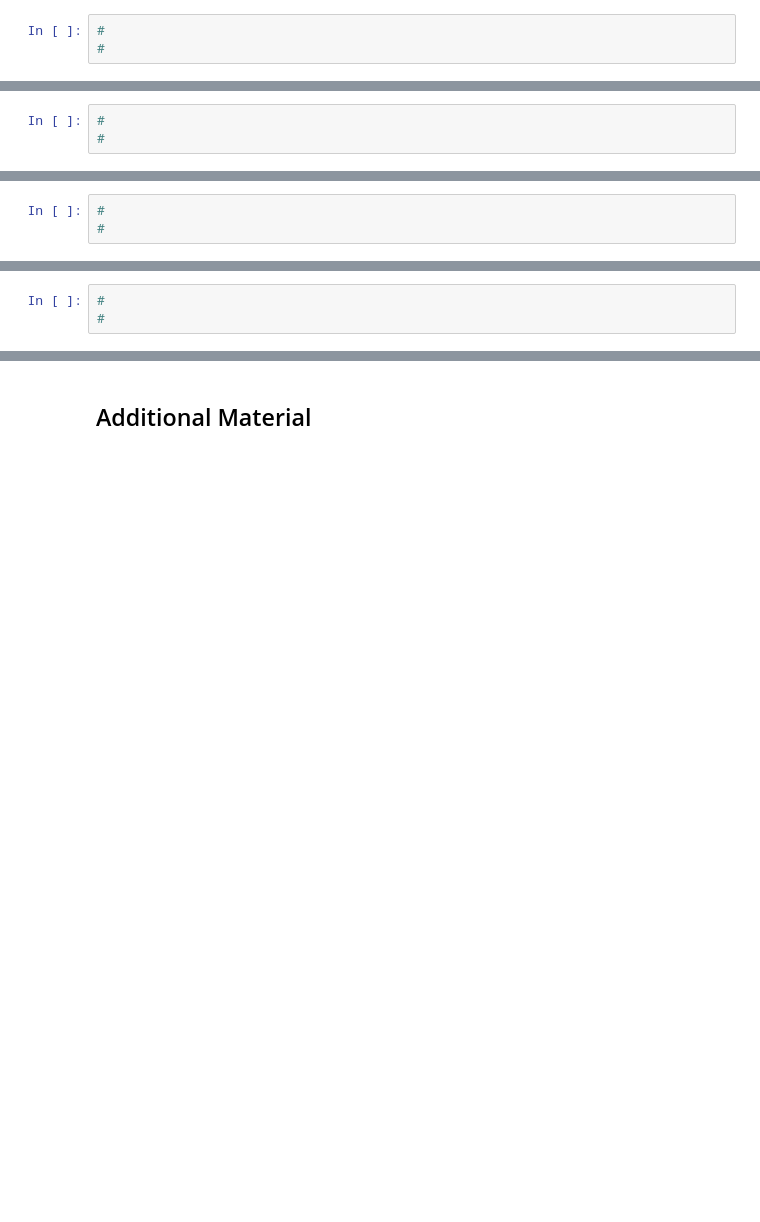
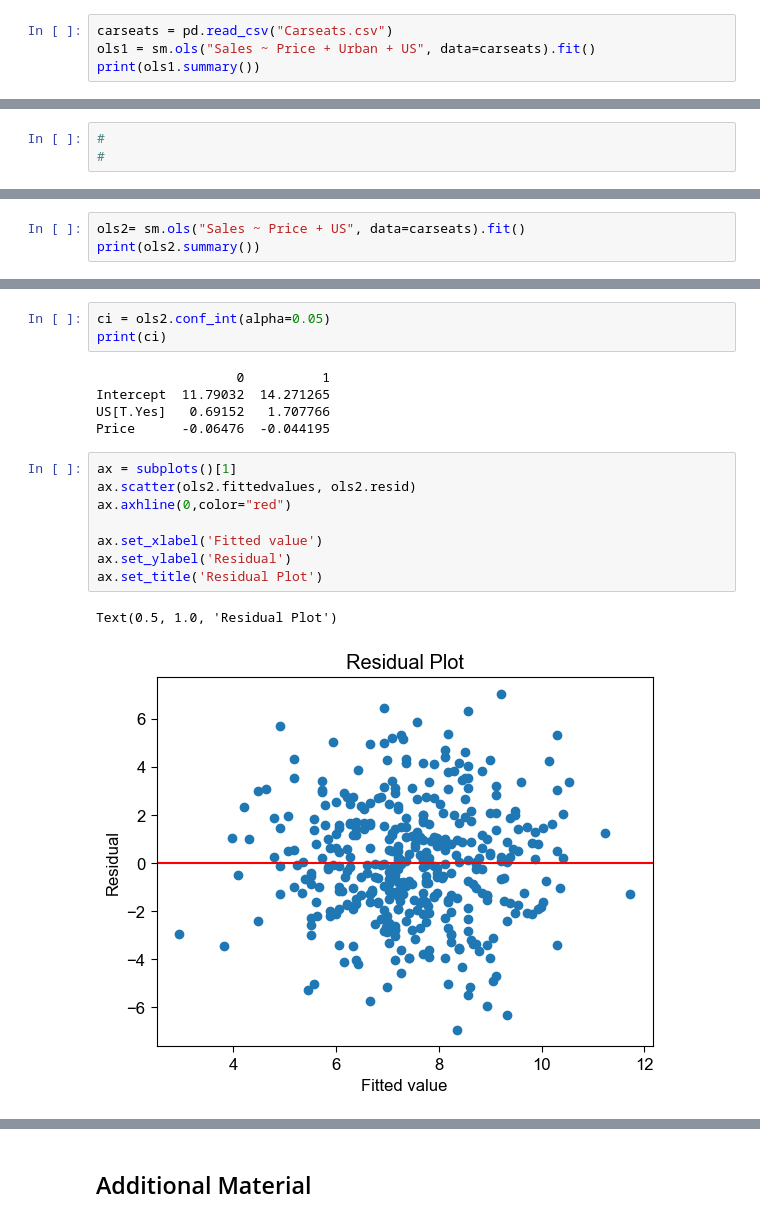
Before and after one commit to BU-MSSP-Classroom/ma679-spring2024-01-linear-regression-yuyangsun28k, a Jupyter notebook: Ch3_Regression_Python.ipynb, the cells around one changed output, grey strips where cells are left out. Drawn from its saved outputs; the diff is of its cells as text; blank space fills up the shorter version.

```diff
--- a/Ch3_Regression_Python.ipynb
+++ b/Ch3_Regression_Python.ipynb
@@ -1033,5 +1055,6 @@ There is significant interaction between horsepower and cylinders.
 
 Your code:
 # %%
-#
-#
+carseats = pd.read_csv("Carseats.csv")
+ols1 = sm.ols("Sales ~ Price + Urban + US", data=carseats).fit()
+print(ols1.summary())
@@ -1088,5 +1134,5 @@ Please write your answer in full sentences.
 
 Your code:
 # %%
-#
-#
+ols2= sm.ols("Sales ~ Price + US", data=carseats).fit()
+print(ols2.summary())
@@ -1115,5 +1179,21 @@ Please write your answer in full sentences.
 
 Your code:
 # %%
-#
-#
+ci = ols2.conf_int(alpha=0.05)
+print(ci)
+# %% [output]
+                  0          1
+Intercept  11.79032  14.271265
+US[T.Yes]   0.69152   1.707766
+Price      -0.06476  -0.044195
+# %%
+ax = subplots()[1]
+ax.scatter(ols2.fittedvalues, ols2.resid)
+ax.axhline(0,color="red")
+
+ax.set_xlabel('Fitted value')
+ax.set_ylabel('Residual')
+ax.set_title('Residual Plot')
+# %% [output]
+Text(0.5, 1.0, 'Residual Plot')
+[figure, added]
```
Also changed, not shown: parts of 9 cells of this notebook.
